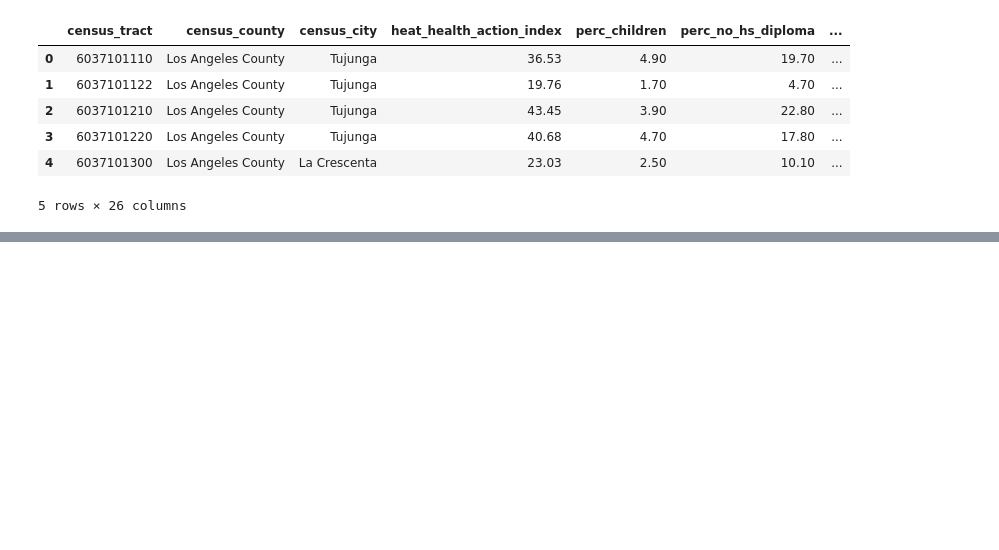
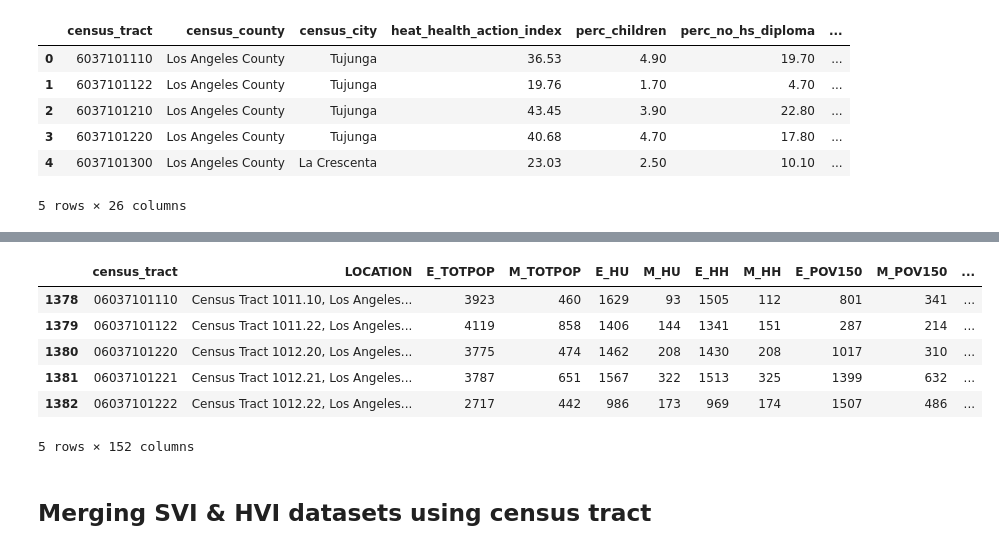
Before and after one commit to danielqhtruong/MATH497_Research_TDA, a Jupyter notebook: EDA/HVI_LACounty.ipynb, the cells around one changed output, grey strips where cells are left out. Drawn from its saved outputs; the diff is of its cells as text; code cells hidden in the pictures; blank space fills up the shorter version.

```diff
--- a/EDA/HVI_LACounty.ipynb
+++ b/EDA/HVI_LACounty.ipynb
@@ -28,0 +47,28 @@ hvi_df.to_csv("../data/HVI_LACounty.csv", index=False)
+# %%
+# keep only LA county and drop unnecessary columns
+svi = (
+    svi_df[svi_df['COUNTY'] == 'Los Angeles']
+    .drop(columns=[
+        'ST',
+        'STATE',
+        'ST_ABBR',
+        'STCNTY',
+        'COUNTY',
+        'AREA_SQMI'
+    ])
+    .copy()
+)
+
+# rename key column for later merge
+svi = svi.rename(columns={'FIPS': 'census_tract'})
+svi.head()
+# %% [output]
+|  | census_tract | LOCATION | E_TOTPOP | M_TOTPOP | E_HU | M_HU | E_HH | M_HH | E_POV150 | M_POV150 | ... |
+| 1378 | 06037101110 | Census Tract 1011.10, Los Angeles... | 3923 | 460 | 1629 | 93 | 1505 | 112 | 801 | 341 | ... |
+| 1379 | 06037101122 | Census Tract 1011.22, Los Angeles... | 4119 | 858 | 1406 | 144 | 1341 | 151 | 287 | 214 | ... |
+| 1380 | 06037101220 | Census Tract 1012.20, Los Angeles... | 3775 | 474 | 1462 | 208 | 1430 | 208 | 1017 | 310 | ... |
+| 1381 | 06037101221 | Census Tract 1012.21, Los Angeles... | 3787 | 651 | 1567 | 322 | 1513 | 325 | 1399 | 632 | ... |
+| 1382 | 06037101222 | Census Tract 1012.22, Los Angeles... | 2717 | 442 | 986 | 173 | 969 | 174 | 1507 | 486 | ... |
+5 rows × 152 columns
+# %% [markdown]
+## Merging SVI & HVI datasets using census tract
```
Also changed, not shown: parts of 6 cells of this notebook, 3 other files.
